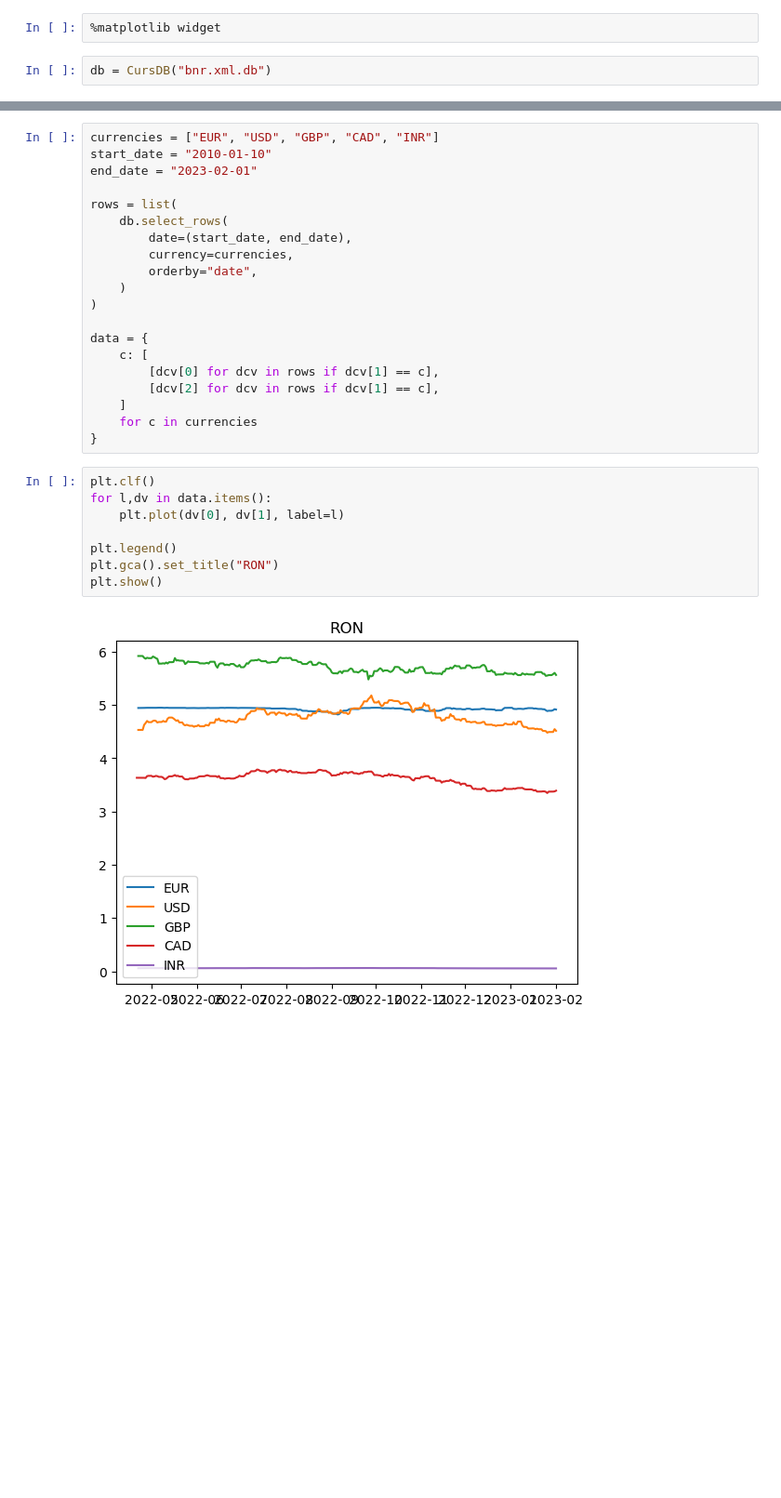
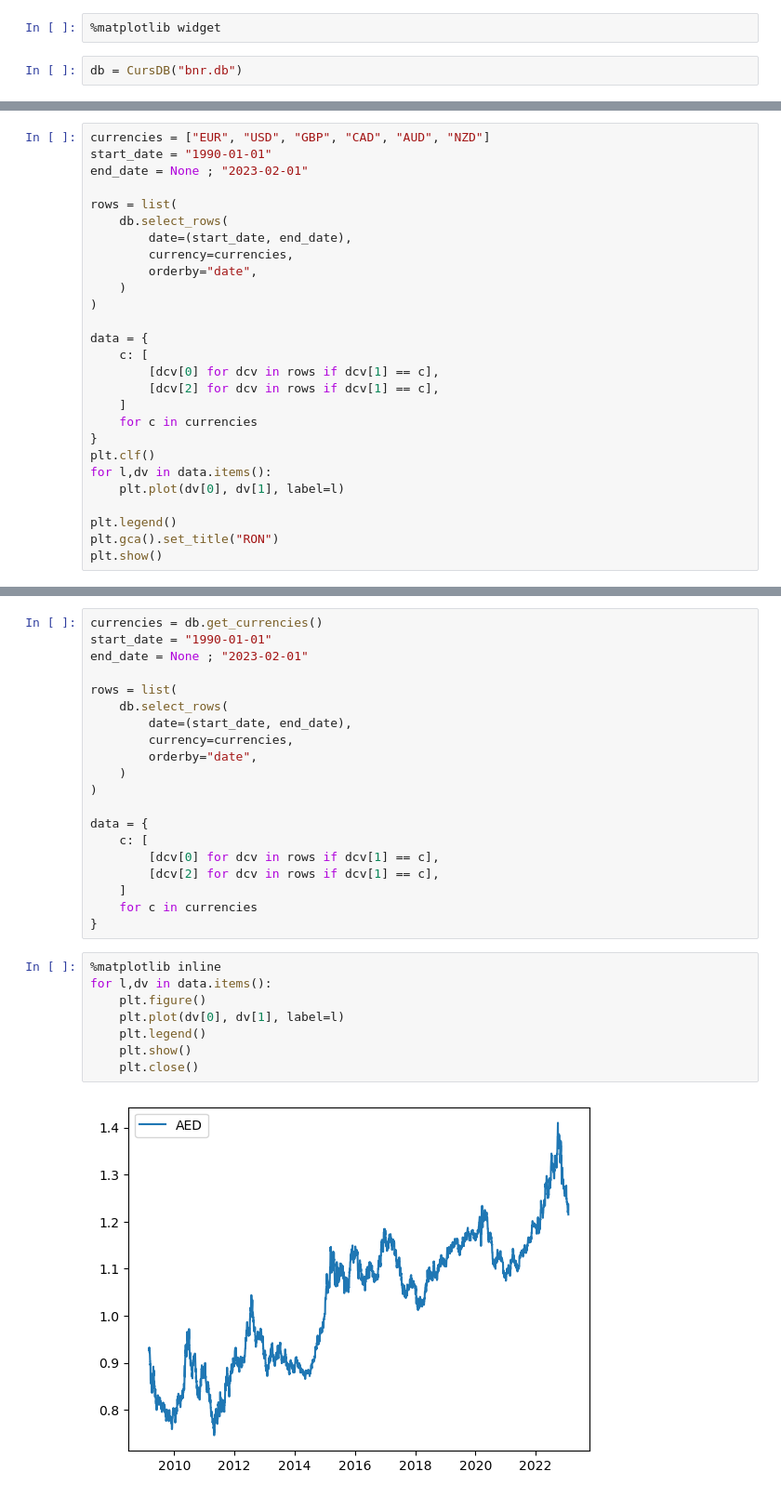
Before and after one commit to hp-peti/CursBNR, a Jupyter notebook: cursbnr-py/plotdb.ipynb, the cells around one changed output, grey strips where cells are left out. Shown at 93% size. Cells and saved outputs as stored; diff of their text form; blank space fills up the shorter version.

Commit message:
new data and plots

```diff
--- a/cursbnr-py/plotdb.ipynb
+++ b/cursbnr-py/plotdb.ipynb
@@ -4,4 +4,4 @@ from matplotlib import pyplot as plt
 # %%
 %matplotlib widget
 # %%
-db = CursDB("bnr.xml.db")
+db = CursDB("bnr.db")
@@ -7,0 +12,27 @@ db = CursDB("bnr.xml.db")
+# %%
+currencies = ["EUR", "USD", "GBP", "CAD", "AUD", "NZD"]
+start_date = "1990-01-01"
+end_date = None ; "2023-02-01"
+
+rows = list(
+    db.select_rows(
+        date=(start_date, end_date),
+        currency=currencies,
+        orderby="date",
+    )
+)
+
+data = {
+    c: [
+        [dcv[0] for dcv in rows if dcv[1] == c],
+        [dcv[2] for dcv in rows if dcv[1] == c],
+    ]
+    for c in currencies
+}
+plt.clf()
+for l,dv in data.items():
+    plt.plot(dv[0], dv[1], label=l)
+
+plt.legend()
+plt.gca().set_title("RON")
+plt.show()
@@ -8,7 +41,7 @@ db = CursDB("bnr.xml.db")
 # %%
-currencies = ["EUR", "USD", "GBP", "CAD", "INR"]
-start_date = "2010-01-10"
-end_date = "2023-02-01"
+currencies = db.get_currencies()
+start_date = "1990-01-01"
+end_date = None ; "2023-02-01"
 
 rows = list(
     db.select_rows(
@@ -26,12 +59,12 @@ data = {
     for c in currencies
 }
 # %%
-plt.clf()
+%matplotlib inline
 for l,dv in data.items():
+    plt.figure()
     plt.plot(dv[0], dv[1], label=l)
-
-plt.legend()
-plt.gca().set_title("RON")
-plt.show()
+    plt.legend()
+    plt.show()
+    plt.close()
 # %% [output]
-[figure, old version]
+[figure, new version]
```
Also changed, not shown: parts of 3 cells of this notebook, 1 other file.
